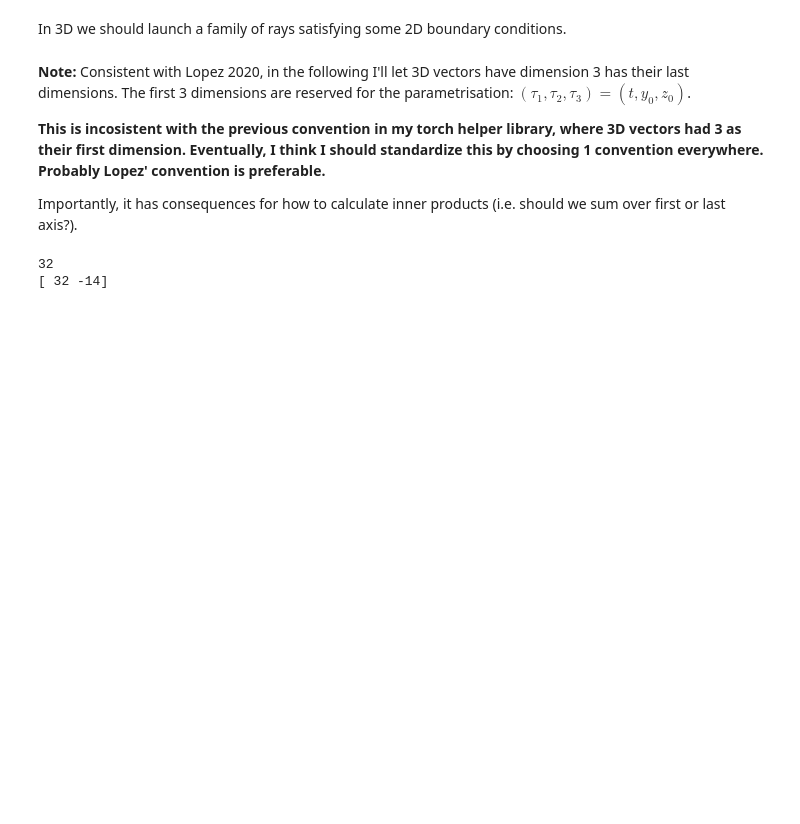
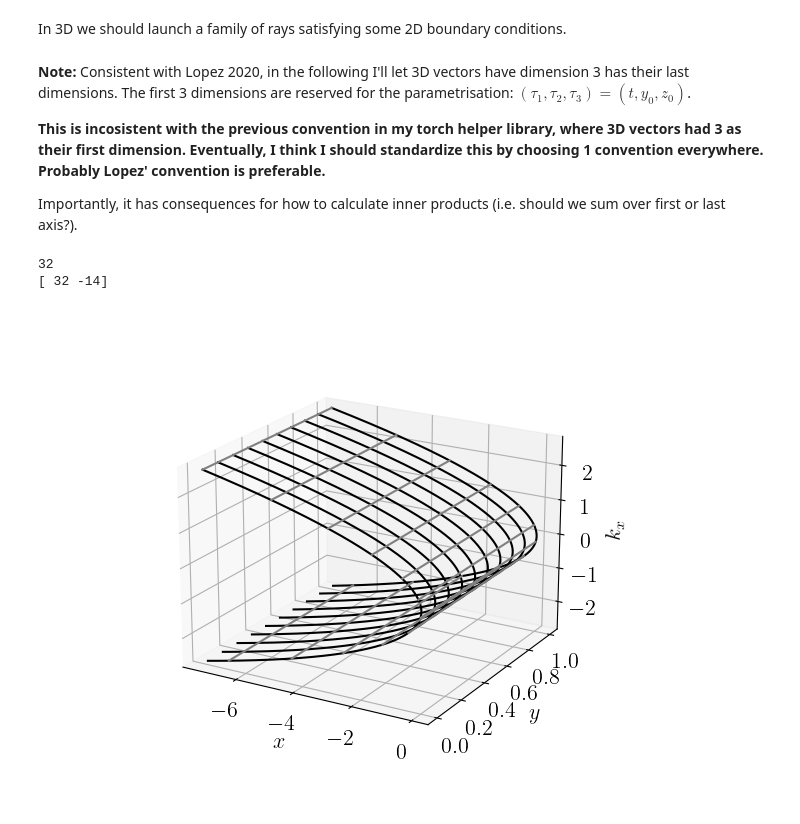
Before and after one commit to runehoejlund/plasma-ray-tracer, a Jupyter notebook: MGO/go.ipynb, the cells around one changed output. Drawn from its saved outputs; the diff is of its cells as text; code cells hidden in the pictures; blank space fills up the shorter version.

```diff
--- a/MGO/go.ipynb
+++ b/MGO/go.ipynb
@@ -186,3 +187,24 @@ ks = ks[:min_nt, :, :, :]
+# %%
+import numpy as np
+import matplotlib.pyplot as plt
+
+fig = plt.figure()
+ax = fig.add_subplot(projection='3d')
+for i, y0 in enumerate(y):
+    ax.plot(rs[:, i, 0, 0], rs[:, i, 0, 1], ks[:, i, 0, 0], 'k-')
+    ax.set_xlabel(r'$x$')
+    ax.set_ylabel(r'$y$')
+    ax.set_zlabel(r'$k_x$')
+for i in range(0, len(t), 60):
+    ax.plot(rs[i, :, 0, 0], rs[i, :, 0, 1], ks[i, :, 0, 0], '-', color='grey')
+ax.view_init(20, -60, 0)
+plt.tight_layout()
+plt.savefig('./plots/GO_airy_dispersion_manifold.png')
+plt.savefig('./plots/GO_airy_dispersion_manifold.pdf')
+fig.add_axes([0,0,1,1]).axis("off")
+plt.show()
+# %% [output]
+[figure, added]
 # %%
 i, j = (3, 2)
 plt.figure(figsize=(3,2))
```
Also changed, not shown: parts of 8 cells of this notebook.
